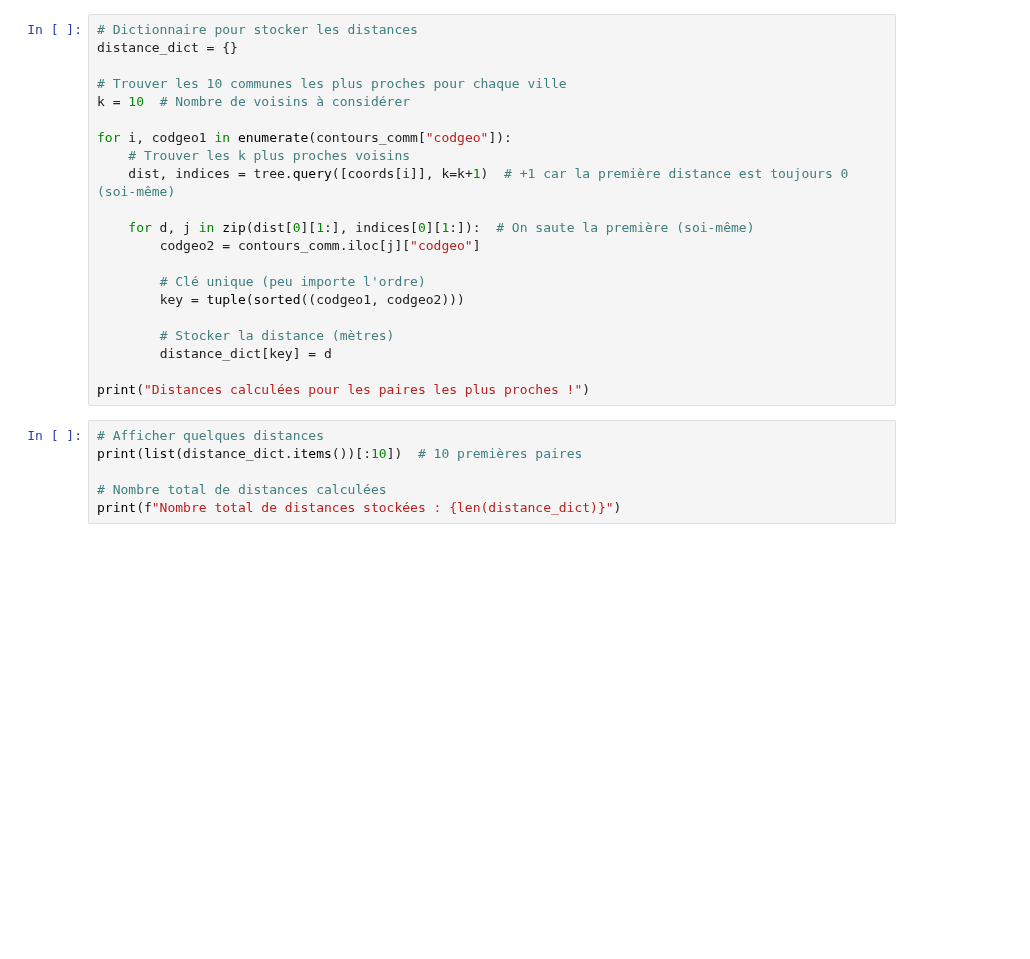
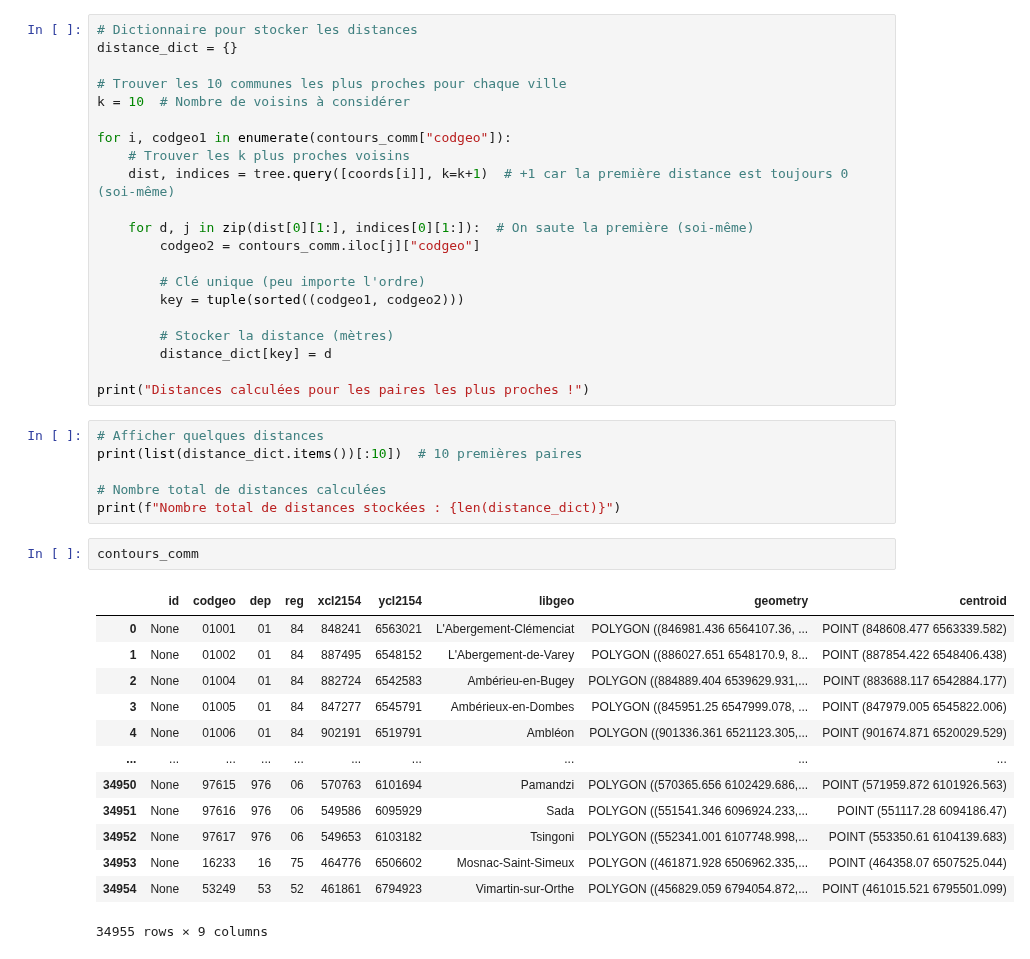
Before and after one commit to Qntouille/statapp, a Jupyter notebook: mobrpro.ipynb, the cells around one changed output. Saved outputs shown, nothing was run; the diff lists cells and outputs as text; blank space fills up the shorter version.

```diff
--- a/mobrpro.ipynb
+++ b/mobrpro.ipynb
@@ -211,3 +222,19 @@ print(list(distance_dict.items())[:10])  # 10 premières paires
 
 # Nombre total de distances calculées
 print(f"Nombre total de distances stockées : {len(distance_dict)}")
+# %%
+contours_comm
+# %% [output]
+|  | id | codgeo | dep | reg | xcl2154 | ycl2154 | libgeo | geometry | centroid |
+| 0 | None | 01001 | 01 | 84 | 848241 | 6563021 | L'Abergement-Clémenciat | POLYGON ((846981.436 6564107.36, ... | POINT (848608.477 6563339.582) |
+| 1 | None | 01002 | 01 | 84 | 887495 | 6548152 | L'Abergement-de-Varey | POLYGON ((886027.651 6548170.9, 8... | POINT (887854.422 6548406.438) |
+| 2 | None | 01004 | 01 | 84 | 882724 | 6542583 | Ambérieu-en-Bugey | POLYGON ((884889.404 6539629.931,... | POINT (883688.117 6542884.177) |
+| 3 | None | 01005 | 01 | 84 | 847277 | 6545791 | Ambérieux-en-Dombes | POLYGON ((845951.25 6547999.078, ... | POINT (847979.005 6545822.006) |
+| 4 | None | 01006 | 01 | 84 | 902191 | 6519791 | Ambléon | POLYGON ((901336.361 6521123.305,... | POINT (901674.871 6520029.529) |
+| ... | ... | ... | ... | ... | ... | ... | ... | ... | ... |
+| 34950 | None | 97615 | 976 | 06 | 570763 | 6101694 | Pamandzi | POLYGON ((570365.656 6102429.686,... | POINT (571959.872 6101926.563) |
+| 34951 | None | 97616 | 976 | 06 | 549586 | 6095929 | Sada | POLYGON ((551541.346 6096924.233,... | POINT (551117.28 6094186.47) |
+| 34952 | None | 97617 | 976 | 06 | 549653 | 6103182 | Tsingoni | POLYGON ((552341.001 6107748.998,... | POINT (553350.61 6104139.683) |
+| 34953 | None | 16233 | 16 | 75 | 464776 | 6506602 | Mosnac-Saint-Simeux | POLYGON ((461871.928 6506962.335,... | POINT (464358.07 6507525.044) |
+| 34954 | None | 53249 | 53 | 52 | 461861 | 6794923 | Vimartin-sur-Orthe | POLYGON ((456829.059 6794054.872,... | POINT (461015.521 6795501.099) |
+34955 rows × 9 columns
```
Also changed, not shown: parts of 3 cells of this notebook, 1 other file.
